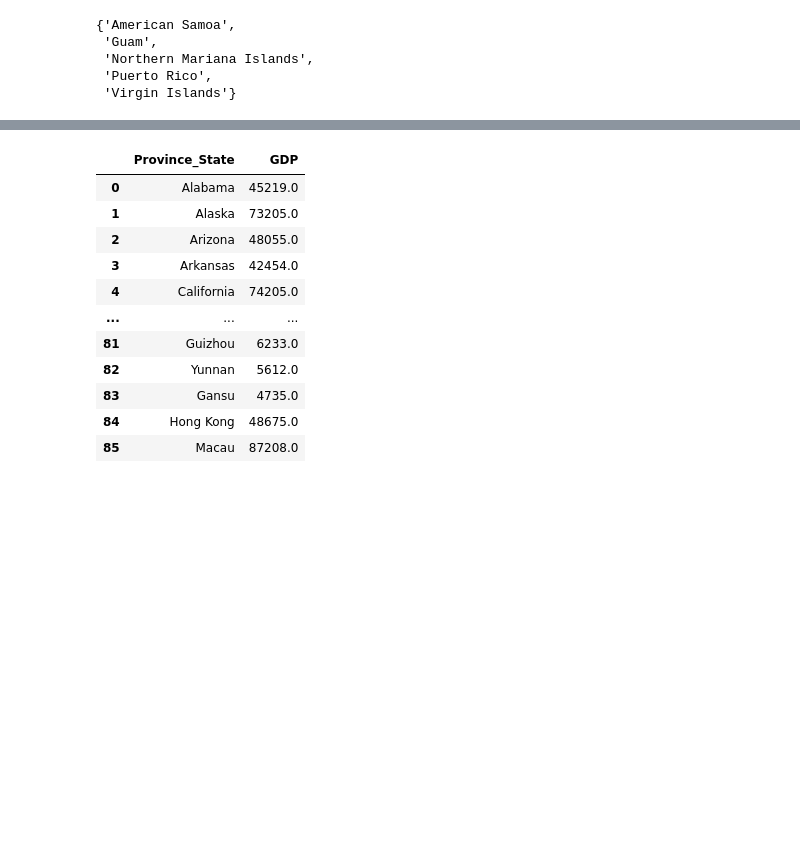
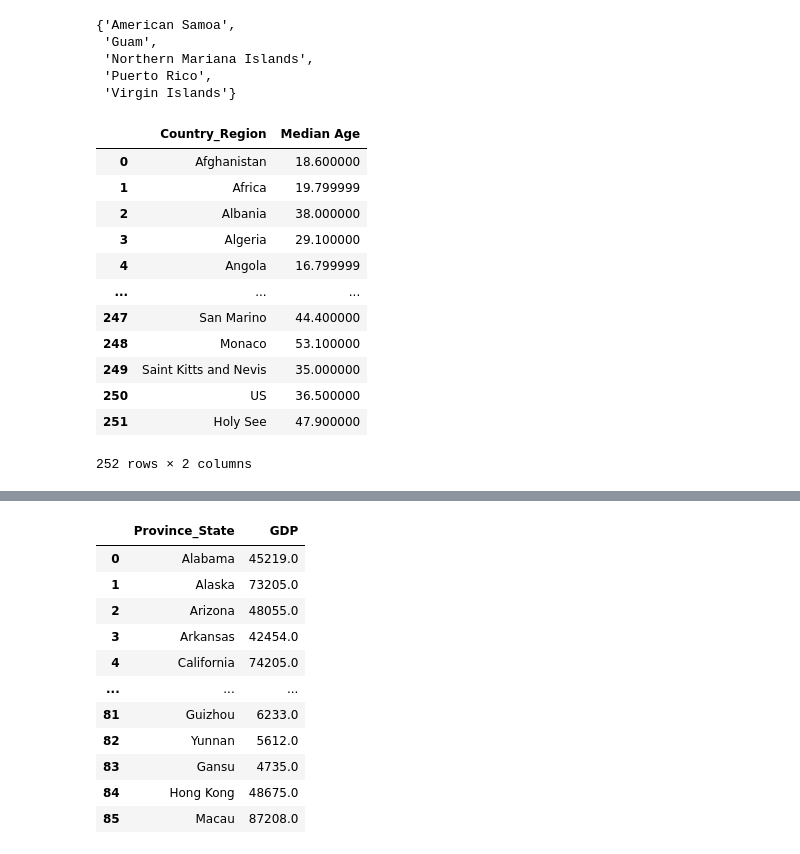
Before and after one commit to hopl1t/covid19, a Jupyter notebook: notebooks/add_gdp_urban_tests_to_pickle_1504.ipynb, the cells around one changed output, grey strips where cells are left out. Drawn from its saved outputs; the diff is of its cells as text; code cells hidden in the pictures; blank space fills up the shorter version.

```diff
--- a/notebooks/add_gdp_urban_tests_to_pickle_1504.ipynb
+++ b/notebooks/add_gdp_urban_tests_to_pickle_1504.ipynb
@@ -281,2 +303,24 @@ missing_democracy_values = {
 }
+# %%
+# Appending missing "Median Age" values
+missing_median_ages_per_US_state_df = pd.DataFrame.from_dict(missing_median_age_per_US_territory_values)
+median_age_per_US_state_2020 = median_age_per_US_state_2020.append(missing_median_ages_per_US_state_df, ignore_index=True)
+
+missing_median_ages_per_country_df = pd.DataFrame.from_dict(missing_median_age_per_country_values)
+median_age_per_countries_2020 = median_age_per_countries_2020.append(missing_median_ages_per_country_df, ignore_index=True)
+median_age_per_countries_2020
+# %% [output]
+|  | Country_Region | Median Age |
+| 0 | Afghanistan | 18.600000 |
+| 1 | Africa | 19.799999 |
+| 2 | Albania | 38.000000 |
+| 3 | Algeria | 29.100000 |
+| 4 | Angola | 16.799999 |
+| ... | ... | ... |
+| 247 | San Marino | 44.400000 |
+| 248 | Monaco | 53.100000 |
+| 249 | Saint Kitts and Nevis | 35.000000 |
+| 250 | US | 36.500000 |
+| 251 | Holy See | 47.900000 |
+252 rows × 2 columns
 # %%
```
Also changed, not shown: parts of 9 cells of this notebook.
